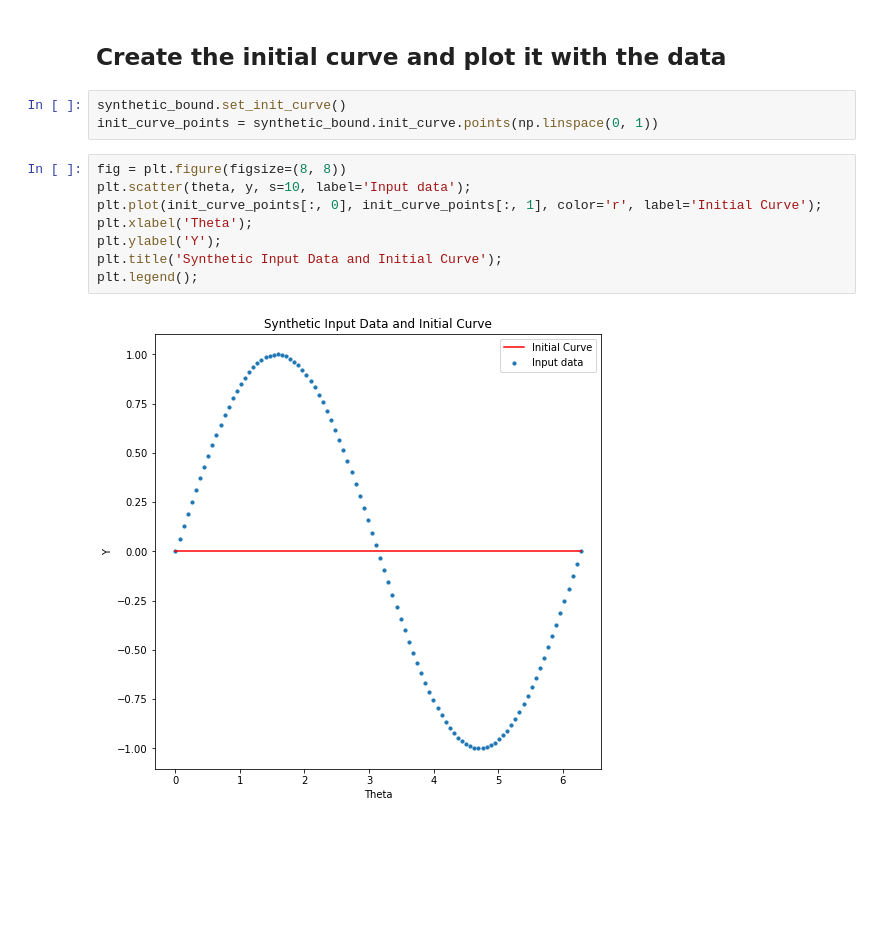
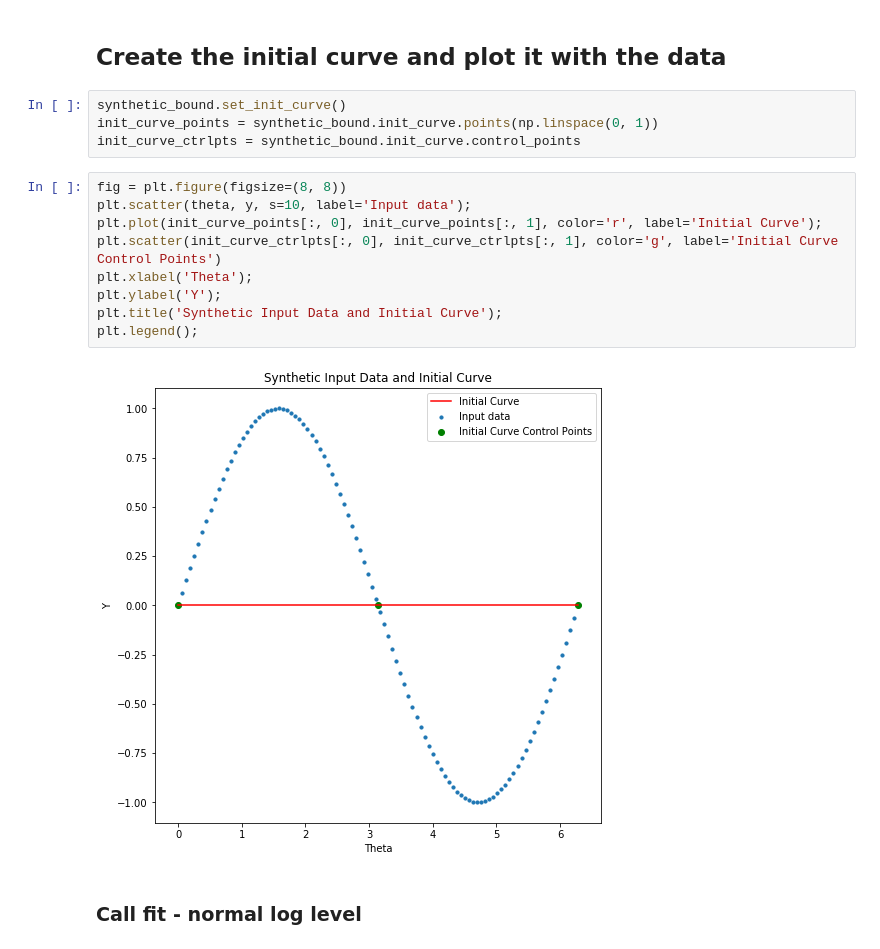
Before and after one commit to stpotter16/PySplineFit, a Jupyter notebook: examples/Boundary_Fitting_Example.ipynb, the cells around one changed output. Cells and saved outputs as stored; diff of their text form; blank space fills up the shorter version.

```diff
--- a/examples/Boundary_Fitting_Example.ipynb
+++ b/examples/Boundary_Fitting_Example.ipynb
@@ -49,13 +49,17 @@ synthetic_bound.end = np.array([2 * np.pi, np.sin(2 * np.pi), 0.0])
 # %%
 synthetic_bound.set_init_curve()
 init_curve_points = synthetic_bound.init_curve.points(np.linspace(0, 1))
+init_curve_ctrlpts = synthetic_bound.init_curve.control_points
 # %%
 fig = plt.figure(figsize=(8, 8))
 plt.scatter(theta, y, s=10, label='Input data');
 plt.plot(init_curve_points[:, 0], init_curve_points[:, 1], color='r', label='Initial Curve');
+plt.scatter(init_curve_ctrlpts[:, 0], init_curve_ctrlpts[:, 1], color='g', label='Initial Curve Control Points')
 plt.xlabel('Theta');
 plt.ylabel('Y');
 plt.title('Synthetic Input Data and Initial Curve');
 plt.legend();
 # %% [output]
-[figure, old version]
+[figure, new version]
+# %% [markdown]
+### Call fit - normal log level
```
Also changed, not shown: parts of 9 cells of this notebook.
